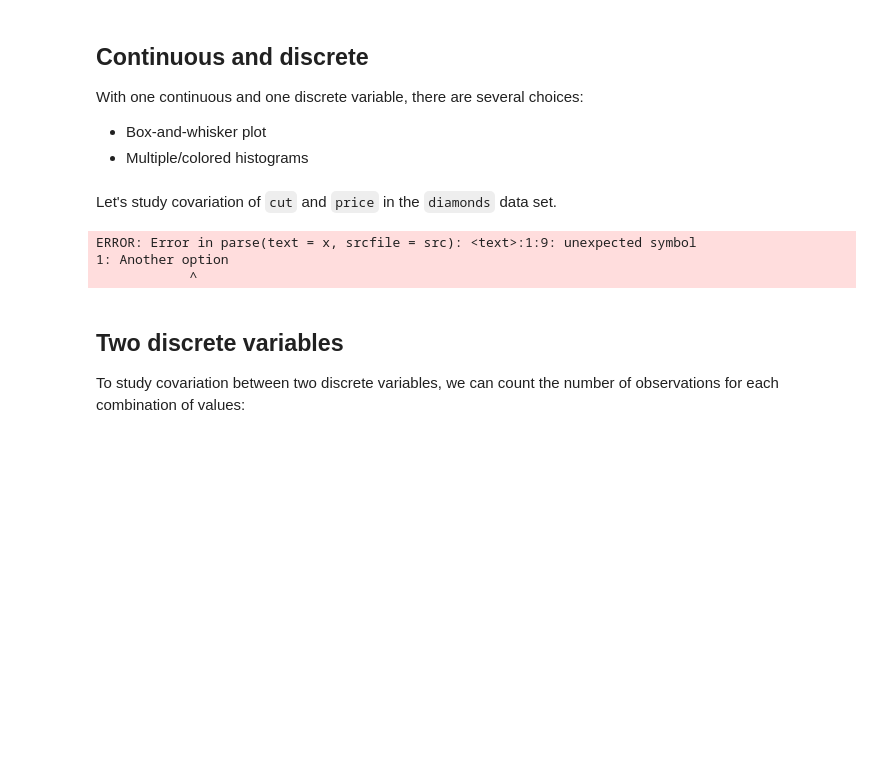
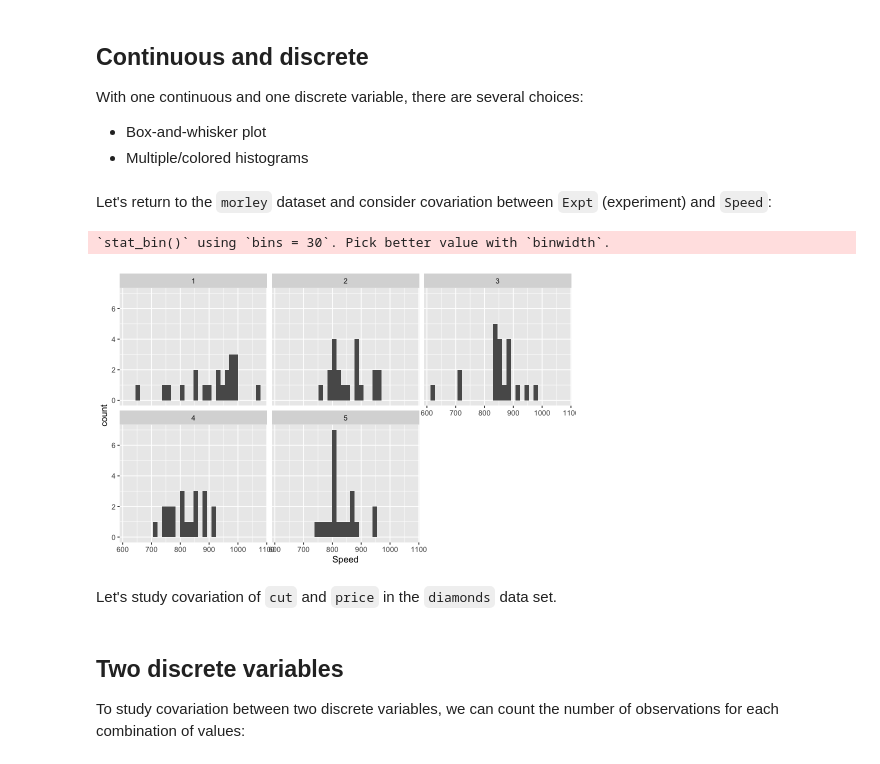
Before and after one commit to stats306/w23, a Jupyter notebook: lectures/week5/lecture06.ipynb, the cells around one changed output. Saved outputs shown, nothing was run; the diff lists cells and outputs as text; code cells hidden in the pictures; blank space fills up the shorter version.

```diff
--- a/lectures/week5/lecture06.ipynb
+++ b/lectures/week5/lecture06.ipynb
@@ -230,16 +214,17 @@ When studying covariation among two variables, there are three possibilities, de
 With one continuous and one discrete variable, there are several choices:
 - Box-and-whisker plot
 - Multiple/colored histograms
+# %% [markdown]
+Let's return to the `morley` dataset and consider covariation between `Expt` (experiment) and `Speed`:
+# %%
+ggplot(morley) + geom_histogram(aes(x = Speed)) + facet_wrap(~ Expt)
+# %% [output]
+`stat_bin()` using `bins = 30`. Pick better value with `binwidth`.
+[figure, added]
 # %% [markdown]
 Let's study covariation of `cut` and `price` in the `diamonds` data set.
 # %%
 # boxplot cut vs price
-# %%
-Another option
-# %% [output]
-ERROR: Error in parse(text = x, srcfile = src): <text>:1:9: unexpected symbol
-1: Another option
-            ^
 # %% [markdown]
 ## Two discrete variables
 To study covariation between two discrete variables, we can count the number of observations for each combination of values:
```
Also changed, not shown: parts of 10 cells of this notebook.
